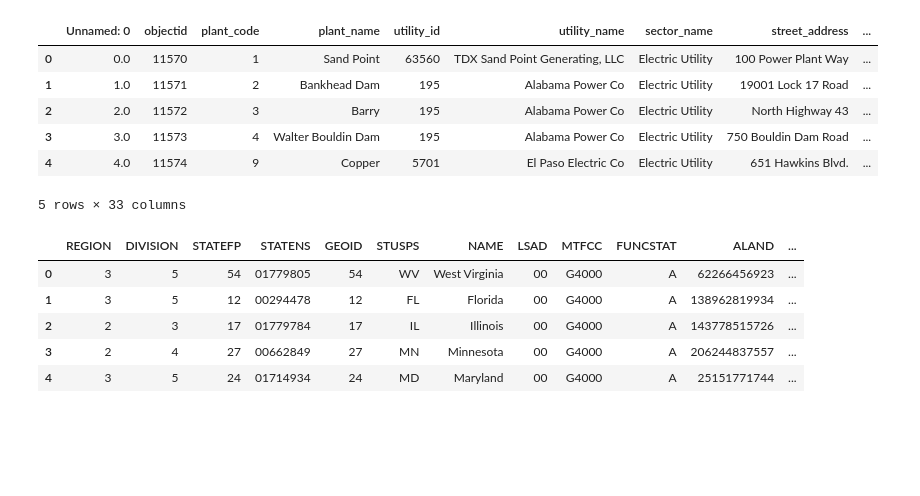
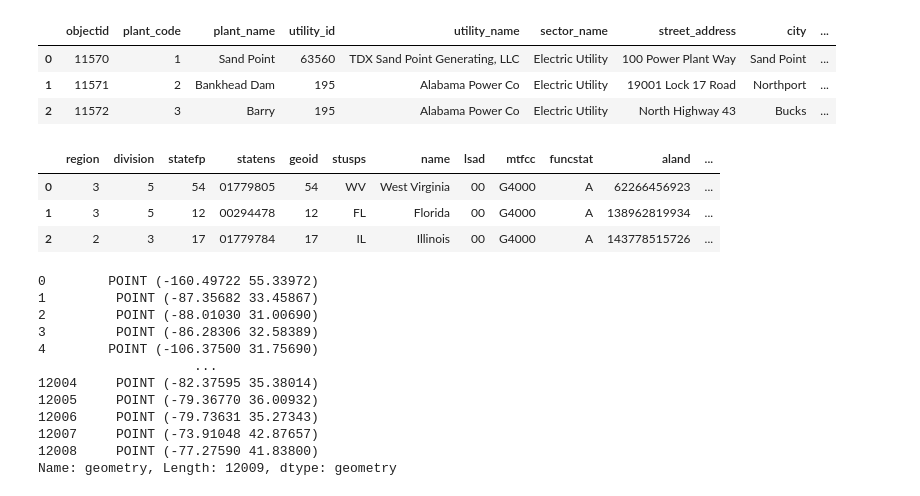
Before and after one commit to willrmull/eds220-2025-in-class, a Jupyter notebook: week5-code-streamlining.ipynb, the cells around one changed output. Saved outputs shown, nothing was run; the diff lists cells and outputs as text; code cells hidden in the pictures; blank space fills up the shorter version.

```diff
--- a/week5-code-streamlining.ipynb
+++ b/week5-code-streamlining.ipynb
@@ -1,19 +1,28 @@
 # %%
-
 import os
 
 import pandas as pd
+from pandas.api.types import is_string_dtype, is_numeric_dtype
 import geopandas as gpd
+import matplotlib.pyplot as plt
+
+
+# Display all columns when looking at dataframes
+pd.set_option("display.max.columns", None)
 # %%
 # Import power plants data
 URL = 'https://raw.githubusercontent.com/carmengg/eds-220-book/refs/heads/main/data/power_plants_epsg4269.csv'
 power_plants = pd.read_csv(URL)
-power_plants.head()
+
+# Simpify column names
+power_plants.columns = power_plants.columns.str.lower()
+
+# Drop first column
+power_plants = power_plants.drop(columns='unnamed: 0')
+
+power_plants.head(3)
 # %% [output]
-|  | Unnamed: 0 | objectid | plant_code | plant_name | utility_id | utility_name | sector_name | street_address | ... |
-| 0 | 0.0 | 11570 | 1 | Sand Point | 63560 | TDX Sand Point Generating, LLC | Electric Utility | 100 Power Plant Way | ... |
-| 1 | 1.0 | 11571 | 2 | Bankhead Dam | 195 | Alabama Power Co | Electric Utility | 19001 Lock 17 Road | ... |
-| 2 | 2.0 | 11572 | 3 | Barry | 195 | Alabama Power Co | Electric Utility | North Highway 43 | ... |
-| 3 | 3.0 | 11573 | 4 | Walter Bouldin Dam | 195 | Alabama Power Co | Electric Utility | 750 Bouldin Dam Road | ... |
-| 4 | 4.0 | 11574 | 9 | Copper | 5701 | El Paso Electric Co | Electric Utility | 651 Hawkins Blvd. | ... |
+|  | objectid | plant_code | plant_name | utility_id | utility_name | sector_name | street_address | city | ... |
+| 0 | 11570 | 1 | Sand Point | 63560 | TDX Sand Point Generating, LLC | Electric Utility | 100 Power Plant Way | Sand Point | ... |
+| 1 | 11571 | 2 | Bankhead Dam | 195 | Alabama Power Co | Electric Utility | 19001 Lock 17 Road | Northport | ... |
+| 2 | 11572 | 3 | Barry | 195 | Alabama Power Co | Electric Utility | North Highway 43 | Bucks | ... |
-5 rows × 33 columns
@@ -21,11 +40,28 @@ power_plants.head()
  # Import states data
 fp = os.path.join('data','tl_2022_us_state','tl_2022_us_state.shp')
 states = gpd.read_file(fp)
-states.head()
+
+# Simplify column names
+states.columns = states.columns.str.lower()
+
+states.head(3)
 # %% [output]
-|  | REGION | DIVISION | STATEFP | STATENS | GEOID | STUSPS | NAME | LSAD | MTFCC | FUNCSTAT | ALAND | ... |
+|  | region | division | statefp | statens | geoid | stusps | name | lsad | mtfcc | funcstat | aland | ... |
 | 0 | 3 | 5 | 54 | 01779805 | 54 | WV | West Virginia | 00 | G4000 | A | 62266456923 | ... |
 | 1 | 3 | 5 | 12 | 00294478 | 12 | FL | Florida | 00 | G4000 | A | 138962819934 | ... |
 | 2 | 2 | 3 | 17 | 01779784 | 17 | IL | Illinois | 00 | G4000 | A | 143778515726 | ... |
-| 3 | 2 | 4 | 27 | 00662849 | 27 | MN | Minnesota | 00 | G4000 | A | 206244837557 | ... |
-| 4 | 3 | 5 | 24 | 01714934 | 24 | MD | Maryland | 00 | G4000 | A | 25151771744 | ... |
+# %%
+power_plants['geometry']
+# %% [output]
+0        POINT (-160.49722 55.33972)
+1         POINT (-87.35682 33.45867)
+2         POINT (-88.01030 31.00690)
+3         POINT (-86.28306 32.58389)
+4        POINT (-106.37500 31.75690)
+                    ...
+12004     POINT (-82.37595 35.38014)
+12005     POINT (-79.36770 36.00932)
+12006     POINT (-79.73631 35.27343)
+12007     POINT (-73.91048 42.87657)
+12008     POINT (-77.27590 41.83800)
+Name: geometry, Length: 12009, dtype: geometry
```
Also changed, not shown: parts of 5 cells of this notebook.
